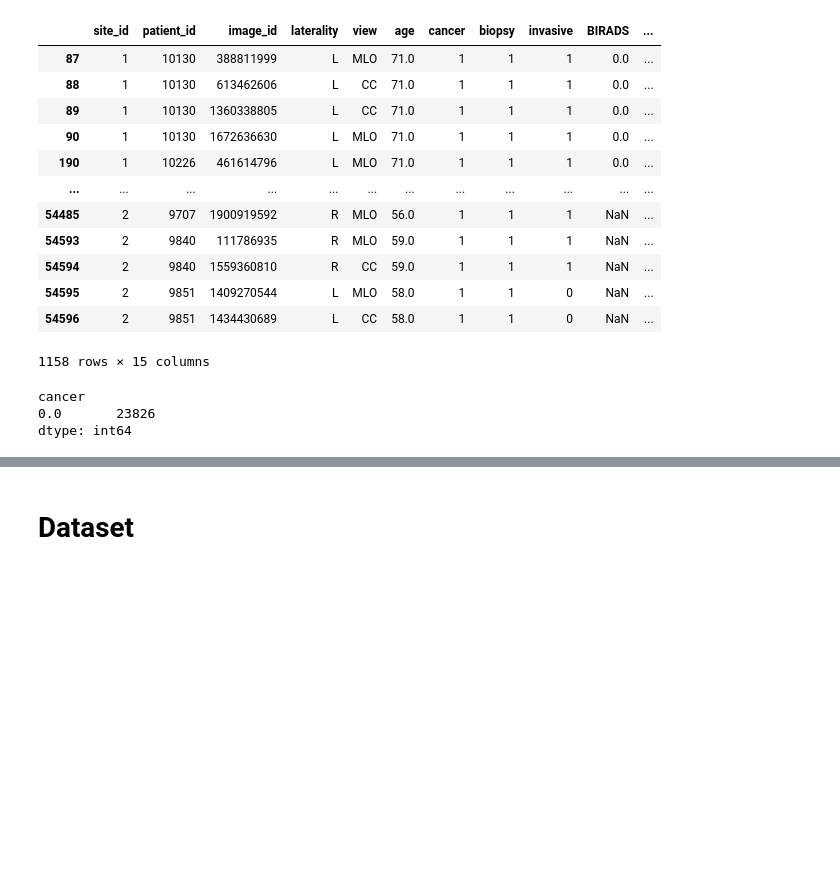
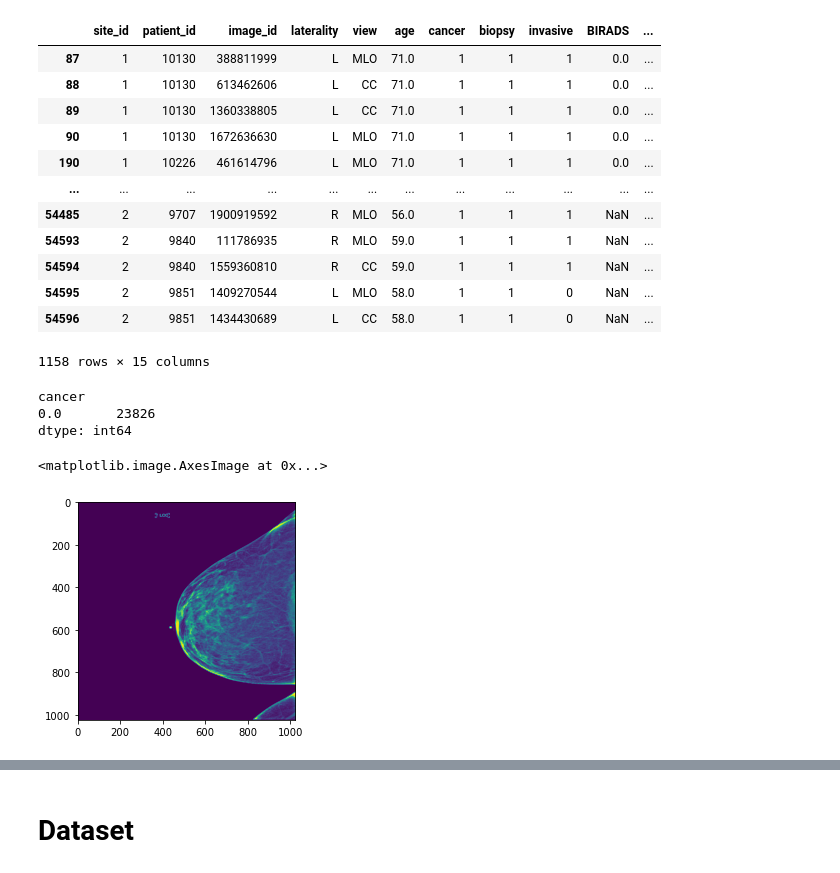
Before and after one commit to analokmaus/kaggle-rsna-breast-cancer, a Jupyter notebook: 00_eda.ipynb, the cells around one changed output, grey strips where cells are left out. Cells and saved outputs as stored; diff of their text form; code cells hidden in the pictures; blank space fills up the shorter version.

```diff
--- a/00_eda.ipynb
+++ b/00_eda.ipynb
@@ -125,3 +125,12 @@ cancer
 dtype: int64
 # %%
 train['difficult_negative_case'] = train['difficult_negative_case'].astype(np.uint8)
+# %%
+# sample_image = cv2.imread('input/rsna-breast-cancer-detection/image_resized_1024W/1342/1032595121.png')
+sample_image = cv2.imread('input/rsna-breast-cancer-detection/image_resized_1024W/448/770375689.png')
+# sample_image = cv2.imread('input/rsna-breast-cancer-detection/image_resized_1024W/33/1863578666.png')
+sample_image = cv2.cvtColor(sample_image, cv2.COLOR_BGR2GRAY)
+plt.imshow(sample_image)
+# %% [output]
+<matplotlib.image.AxesImage at 0x...>
+[figure, added]
```
Also changed, not shown: parts of 11 cells of this notebook, 6 other files.
